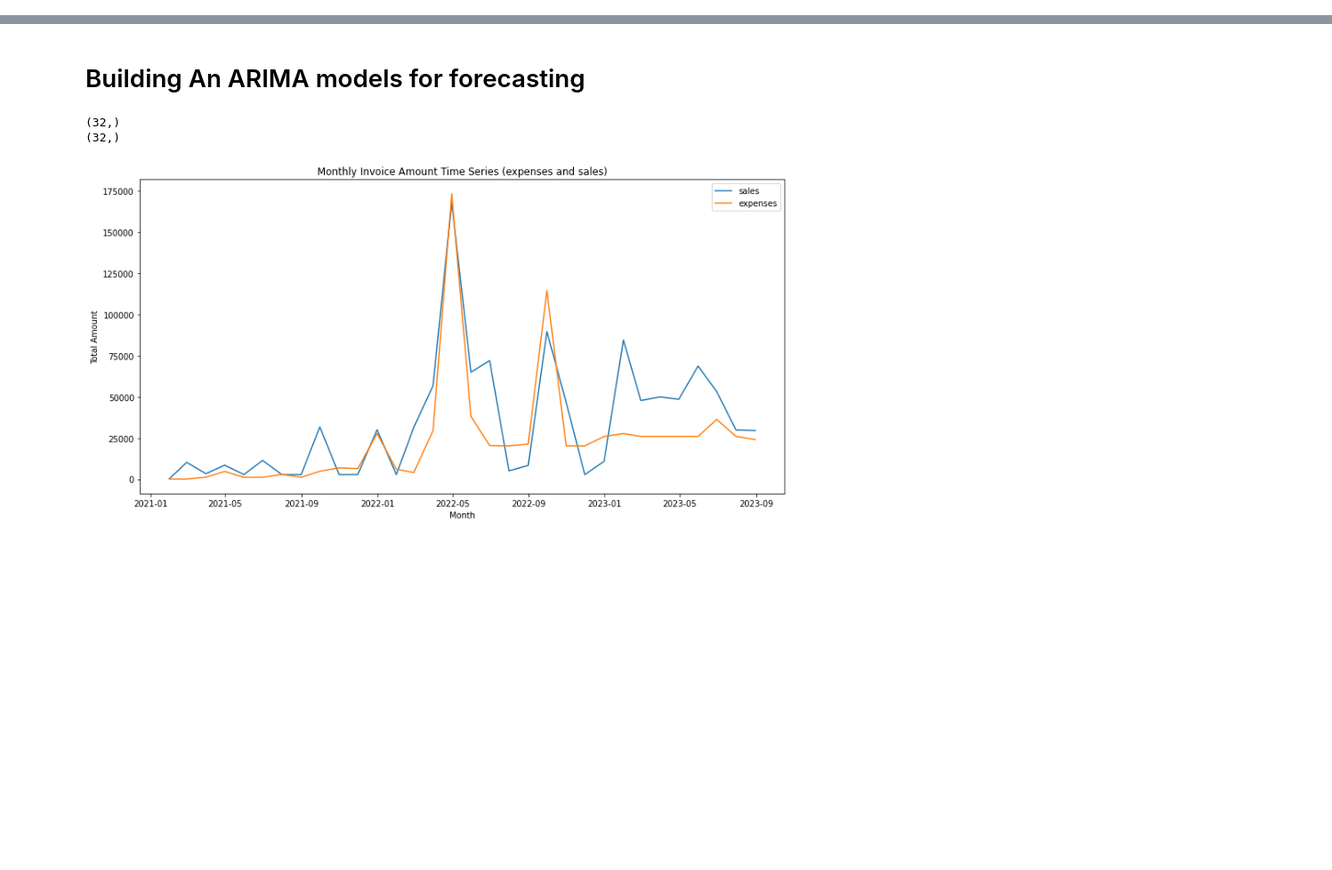
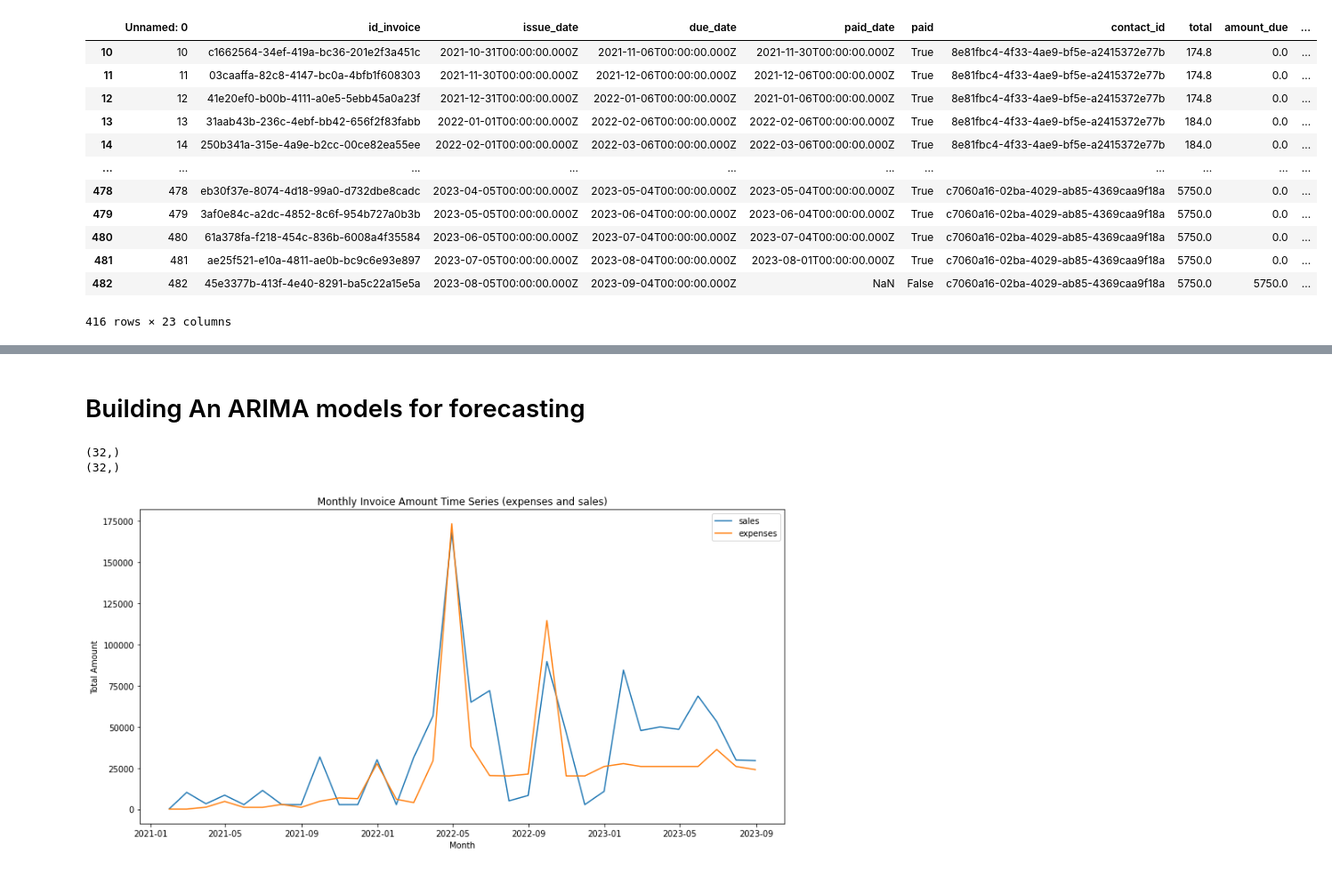
Before and after one commit to Sachin2911/SyftWebApp, a Jupyter notebook: DataAnalysis/Models.ipynb, the cells around one changed output, grey strips where cells are left out. Shown at 89% size. Cells and saved outputs as stored; diff of their text form; code cells hidden in the pictures; blank space fills up the shorter version.

```diff
--- a/DataAnalysis/Models.ipynb
+++ b/DataAnalysis/Models.ipynb
@@ -3 +4,3 @@ import pandas as pd
 import numpy as np
+# %%
+merged_df = pd.read_csv("./Data/merged.csv")
@@ -3,0 +21,16 @@ import numpy as np
+# %%
+merged_df[merged_df["issue_date"]>"2021-09-30T00:00:00.000Z"]
+# %% [output]
+|  | Unnamed: 0 | id_invoice | issue_date | due_date | paid_date | paid | contact_id | total | amount_due | ... |
+| 10 | 10 | c1662564-34ef-419a-bc36-201e2f3a451c | 2021-10-31T00:00:00.000Z | 2021-11-06T00:00:00.000Z | 2021-11-30T00:00:00.000Z | True | 8e81fbc4-4f33-4ae9-bf5e-a2415372e77b | 174.8 | 0.0 | ... |
+| 11 | 11 | 03caaffa-82c8-4147-bc0a-4bfb1f608303 | 2021-11-30T00:00:00.000Z | 2021-12-06T00:00:00.000Z | 2021-12-06T00:00:00.000Z | True | 8e81fbc4-4f33-4ae9-bf5e-a2415372e77b | 174.8 | 0.0 | ... |
+| 12 | 12 | 41e20ef0-b00b-4111-a0e5-5ebb45a0a23f | 2021-12-31T00:00:00.000Z | 2022-01-06T00:00:00.000Z | 2021-01-06T00:00:00.000Z | True | 8e81fbc4-4f33-4ae9-bf5e-a2415372e77b | 174.8 | 0.0 | ... |
+| 13 | 13 | 31aab43b-236c-4ebf-bb42-656f2f83fabb | 2022-01-01T00:00:00.000Z | 2022-02-06T00:00:00.000Z | 2022-02-06T00:00:00.000Z | True | 8e81fbc4-4f33-4ae9-bf5e-a2415372e77b | 184.0 | 0.0 | ... |
+| 14 | 14 | 250b341a-315e-4a9e-b2cc-00ce82ea55ee | 2022-02-01T00:00:00.000Z | 2022-03-06T00:00:00.000Z | 2022-03-06T00:00:00.000Z | True | 8e81fbc4-4f33-4ae9-bf5e-a2415372e77b | 184.0 | 0.0 | ... |
+| ... | ... | ... | ... | ... | ... | ... | ... | ... | ... | ... |
+| 478 | 478 | eb30f37e-8074-4d18-99a0-d732dbe8cadc | 2023-04-05T00:00:00.000Z | 2023-05-04T00:00:00.000Z | 2023-05-04T00:00:00.000Z | True | c7060a16-02ba-4029-ab85-4369caa9f18a | 5750.0 | 0.0 | ... |
+| 479 | 479 | 3af0e84c-a2dc-4852-8c6f-954b727a0b3b | 2023-05-05T00:00:00.000Z | 2023-06-04T00:00:00.000Z | 2023-06-04T00:00:00.000Z | True | c7060a16-02ba-4029-ab85-4369caa9f18a | 5750.0 | 0.0 | ... |
+| 480 | 480 | 61a378fa-f218-454c-836b-6008a4f35584 | 2023-06-05T00:00:00.000Z | 2023-07-04T00:00:00.000Z | 2023-07-04T00:00:00.000Z | True | c7060a16-02ba-4029-ab85-4369caa9f18a | 5750.0 | 0.0 | ... |
+| 481 | 481 | ae25f521-e10a-4811-ae0b-bc9c6e93e897 | 2023-07-05T00:00:00.000Z | 2023-08-04T00:00:00.000Z | 2023-08-01T00:00:00.000Z | True | c7060a16-02ba-4029-ab85-4369caa9f18a | 5750.0 | 0.0 | ... |
+| 482 | 482 | 45e3377b-413f-4e40-8291-ba5c22a15e5a | 2023-08-05T00:00:00.000Z | 2023-09-04T00:00:00.000Z | NaN | False | c7060a16-02ba-4029-ab85-4369caa9f18a | 5750.0 | 5750.0 | ... |
+416 rows × 23 columns
```
Also changed, not shown: parts of 11 cells of this notebook, 14 other files.
